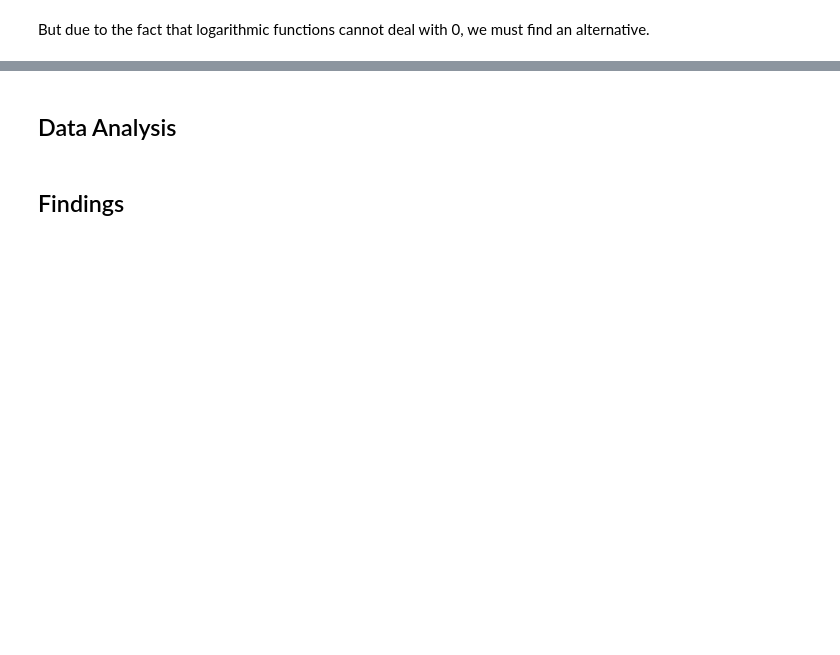
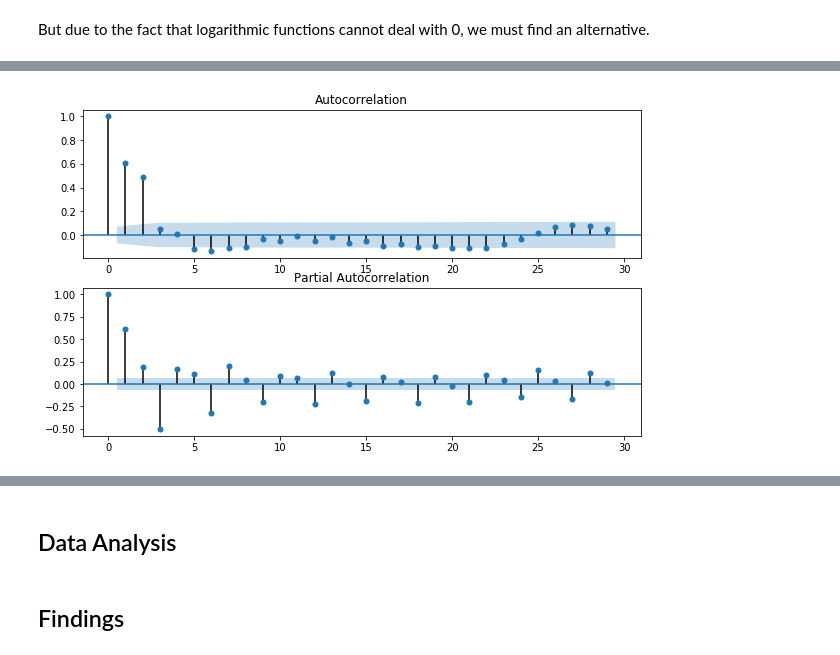
Before and after one commit to jiajunyuan/python-recession-forecaster, a Jupyter notebook: recession_predictor.ipynb, the cells around one changed output, grey strips where cells are left out. Drawn from its saved outputs; the diff is of its cells as text; code cells hidden in the pictures; blank space fills up the shorter version.

```diff
--- a/recession_predictor.ipynb
+++ b/recession_predictor.ipynb
@@ -368,4 +390,6 @@ SyntaxError: invalid syntax (<ipython-input-29-370390e9b9c4>, line 1)
 # %%
-# fig, ax = plt.subplots(2, figsize=(10, 6))
-# ax[0] = plot_acf(f_gdp_month_diff.gdp_month_diff, ax=ax[0])
-# ax[1] = plot_pacf(f_gdp_month_diff.gdp_month_diff, ax=ax[1])
+fig, ax = plt.subplots(2, figsize=(10, 6))
+ax[0] = plot_acf(data_diff.dtoe, ax=ax[0])
+ax[1] = plot_pacf(data_diff.dtoe, ax=ax[1])
+# %% [output]
+[figure, added]
```
Also changed, not shown: parts of 16 cells of this notebook.
